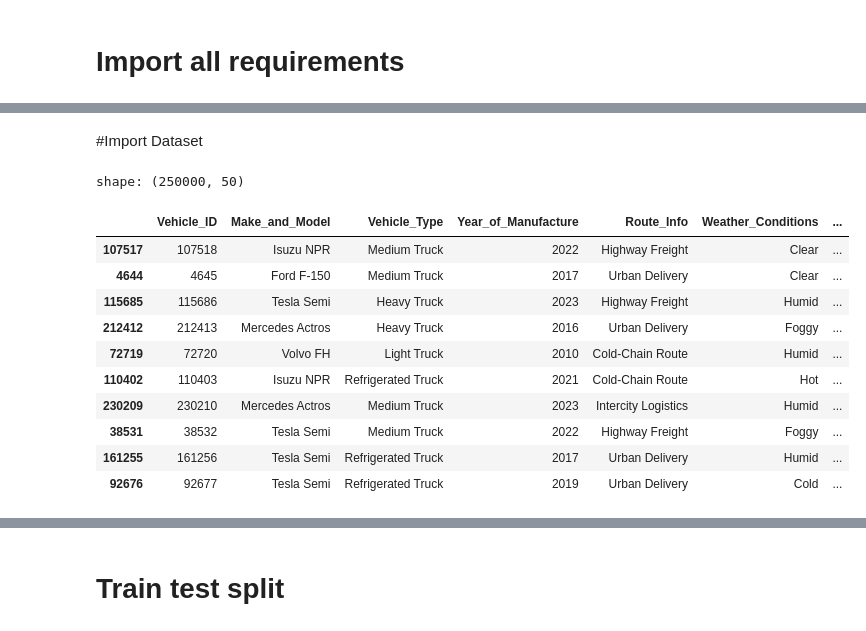
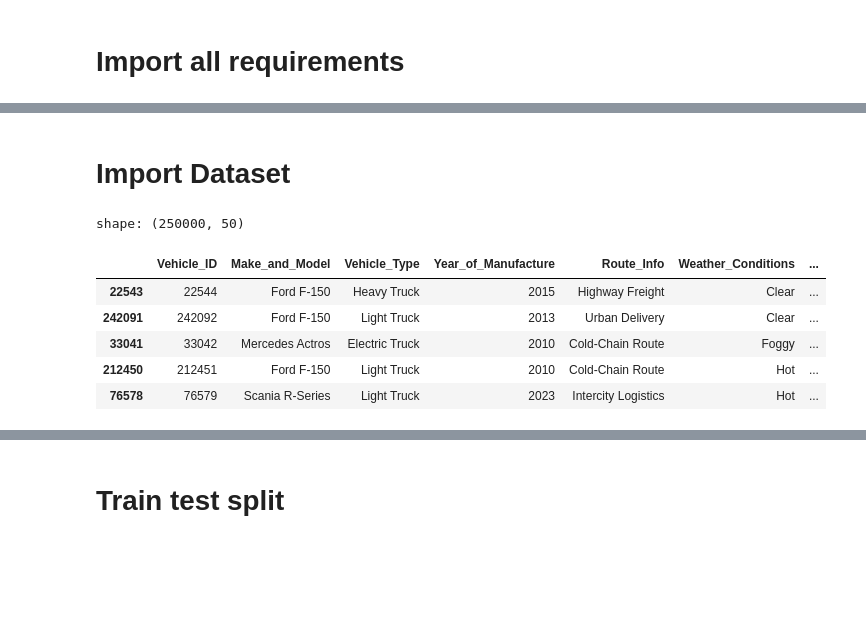
Before and after one commit to toshakgarg/Complete-Machine-learning, a Jupyter notebook: Projects/Predictive Maintenance/Predictive Maintenance.ipynb, the cells around one changed output, grey strips where cells are left out. Saved outputs shown, nothing was run; the diff lists cells and outputs as text; code cells hidden in the pictures; blank space fills up the shorter version.

```diff
--- a/Projects/Predictive Maintenance/Predictive Maintenance.ipynb
+++ b/Projects/Predictive Maintenance/Predictive Maintenance.ipynb
@@ -46,5 +8,5 @@ os.chdir('/content/drive/MyDrive/Complete Machine Learning/Projects/Predictive M
 # %% [markdown]
-#Import Dataset
+# Import Dataset
 # %%
 pd.set_option('display.width', 160)
 pd.set_option('display.max_columns', 60)
@@ -55,16 +17,11 @@ print("shape:", df.shape)
 # %% [output]
 shape: (250000, 50)
 # %%
-df.sample(10)
+df.sample(5)
 # %% [output]
 |  | Vehicle_ID | Make_and_Model | Vehicle_Type | Year_of_Manufacture | Route_Info | Weather_Conditions | ... |
-| 107517 | 107518 | Isuzu NPR | Medium Truck | 2022 | Highway Freight | Clear | ... |
-| 4644 | 4645 | Ford F-150 | Medium Truck | 2017 | Urban Delivery | Clear | ... |
-| 115685 | 115686 | Tesla Semi | Heavy Truck | 2023 | Highway Freight | Humid | ... |
-| 212412 | 212413 | Mercedes Actros | Heavy Truck | 2016 | Urban Delivery | Foggy | ... |
-| 72719 | 72720 | Volvo FH | Light Truck | 2010 | Cold-Chain Route | Humid | ... |
-| 110402 | 110403 | Isuzu NPR | Refrigerated Truck | 2021 | Cold-Chain Route | Hot | ... |
-| 230209 | 230210 | Mercedes Actros | Medium Truck | 2023 | Intercity Logistics | Humid | ... |
-| 38531 | 38532 | Tesla Semi | Medium Truck | 2022 | Highway Freight | Foggy | ... |
-| 161255 | 161256 | Tesla Semi | Refrigerated Truck | 2017 | Urban Delivery | Humid | ... |
-| 92676 | 92677 | Tesla Semi | Refrigerated Truck | 2019 | Urban Delivery | Cold | ... |
+| 22543 | 22544 | Ford F-150 | Heavy Truck | 2015 | Highway Freight | Clear | ... |
+| 242091 | 242092 | Ford F-150 | Light Truck | 2013 | Urban Delivery | Clear | ... |
+| 33041 | 33042 | Mercedes Actros | Electric Truck | 2010 | Cold-Chain Route | Foggy | ... |
+| 212450 | 212451 | Ford F-150 | Light Truck | 2010 | Cold-Chain Route | Hot | ... |
+| 76578 | 76579 | Scania R-Series | Light Truck | 2023 | Intercity Logistics | Hot | ... |
```
Also changed, not shown: parts of 30 cells of this notebook, 5 other files.
